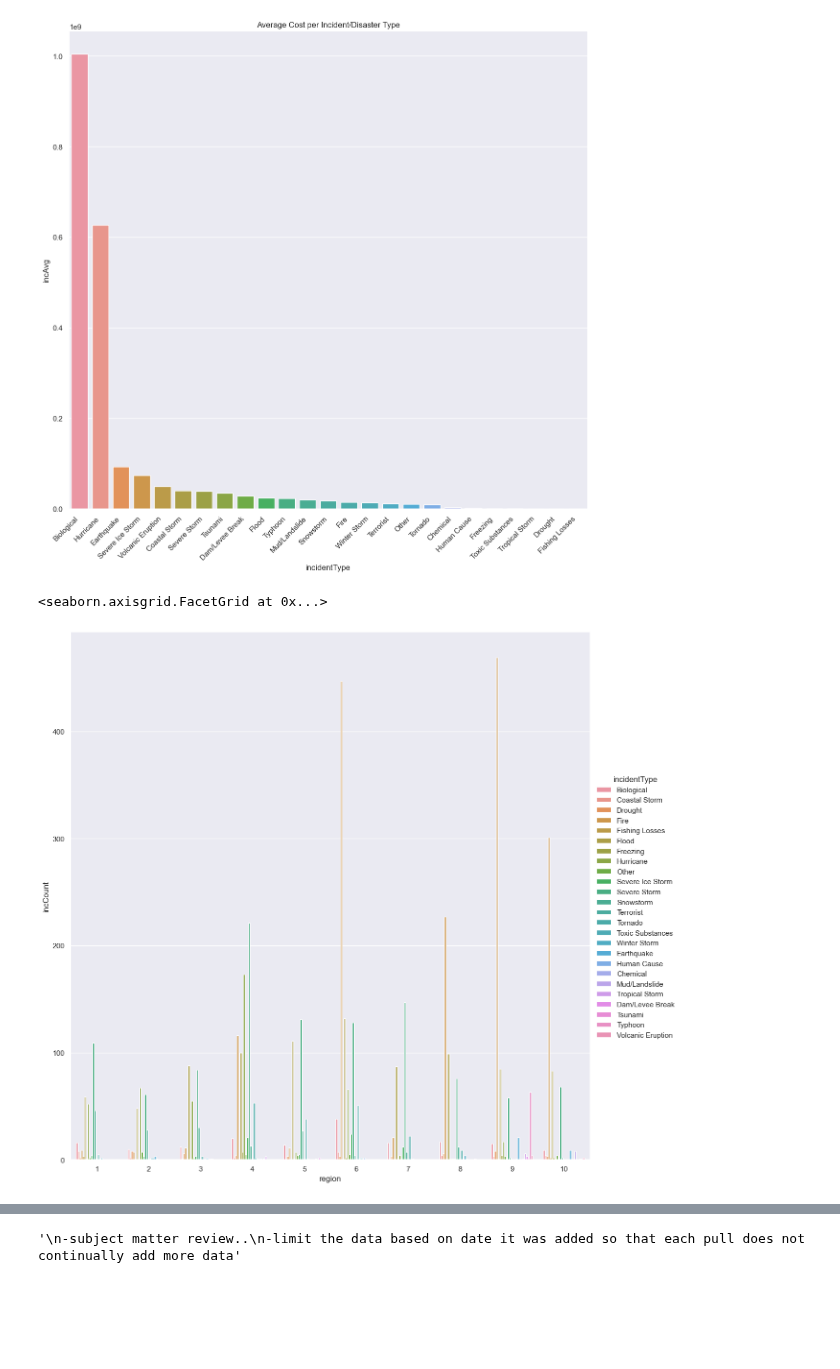
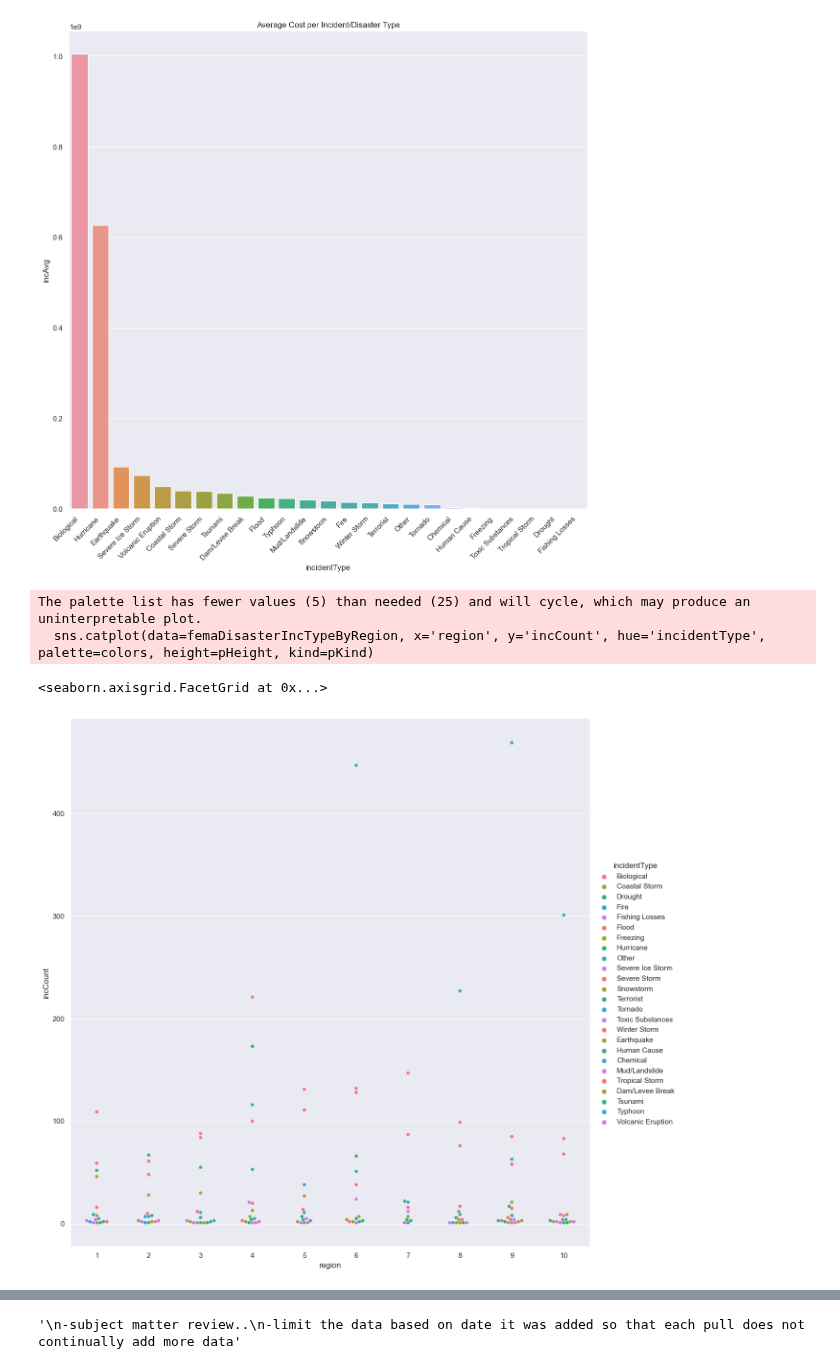
Before and after one commit to mdgarber/FEMADisasterCostForecasting, a Jupyter notebook: femadisastercostforecasting/notebooks/FEMA-EDA.ipynb, the cells around one changed output, grey strips where cells are left out. Saved outputs shown, nothing was run; the diff lists cells and outputs as text; code cells hidden in the pictures; blank space fills up the shorter version.

Commit message:
improve inc by region graph

```diff
--- a/femadisastercostforecasting/notebooks/FEMA-EDA.ipynb
+++ b/femadisastercostforecasting/notebooks/FEMA-EDA.ipynb
@@ -444,18 +445,26 @@ plt.show()
 [figure]
 # %%
 #plot the amounts of disasters in each region
+pKind = 'swarm' #“strip”, “swarm”, “box”, “violin”, “boxen”, “point”, “bar”, or “count”
+colors = sns.color_palette('husl', 5)
 
+#automatically change chart shapes
+marker_cycler = cycler(marker=['.','.','.','.','.',
+'s','s','s','s','s',
+'p','p','p','p','p',
+'d','d','d','d','d',
+'*','*','*','*','*'])
+plt.rc('axes', prop_cycle=marker_cycler)
+
+#create new DF for inc types by region
 femaDisasterIncTypeByRegion = femaDataCleanV2[['region', 'incidentType']].groupby(['region', 'incidentType']).agg(incCount=('incidentType', 'count')).reset_index().copy()
-femaDisasterIncTypeByRegion
-#femaDisasterIncTypeByRegion.reindex()
-#femaDisasterIncTypeByRegion.iloc[0,0]
-#femaDisasterIncTypeByRegion.iloc[0,0]
-sns.catplot(data=femaDisasterIncTypeByRegion, x='region', y='incCount', hue='incidentType', height=pHeight, kind=pKind)
-#regionGroupedDF
-#femaDisasterIncTypeByRegion = femaDataCleanV2[['region', 'incidentType']].groupby('region').agg(incCount=('incidentType', 'count')).copy()
+
+sns.catplot(data=femaDisasterIncTypeByRegion, x='region', y='incCount', hue='incidentType', palette=colors, height=pHeight, kind=pKind)
 # %% [output]
-<seaborn.axisgrid.FacetGrid at 0x...>
+The palette list has fewer values (5) than needed (25) and will cycle, which may produce an uninterpretable plot.
+  sns.catplot(data=femaDisasterIncTypeByRegion, x='region', y='incCount', hue='incidentType', palette=colors, height=pHeight, kind=pKind)
+<seaborn.axisgrid.FacetGrid at 0x...>
-[figure, old version]
+[figure, new version]
 # %% [markdown]
 #### Feature Selection and Engineering
 - target variable: totalDisasterCost
```
Also changed, not shown: parts of 3 cells of this notebook.
